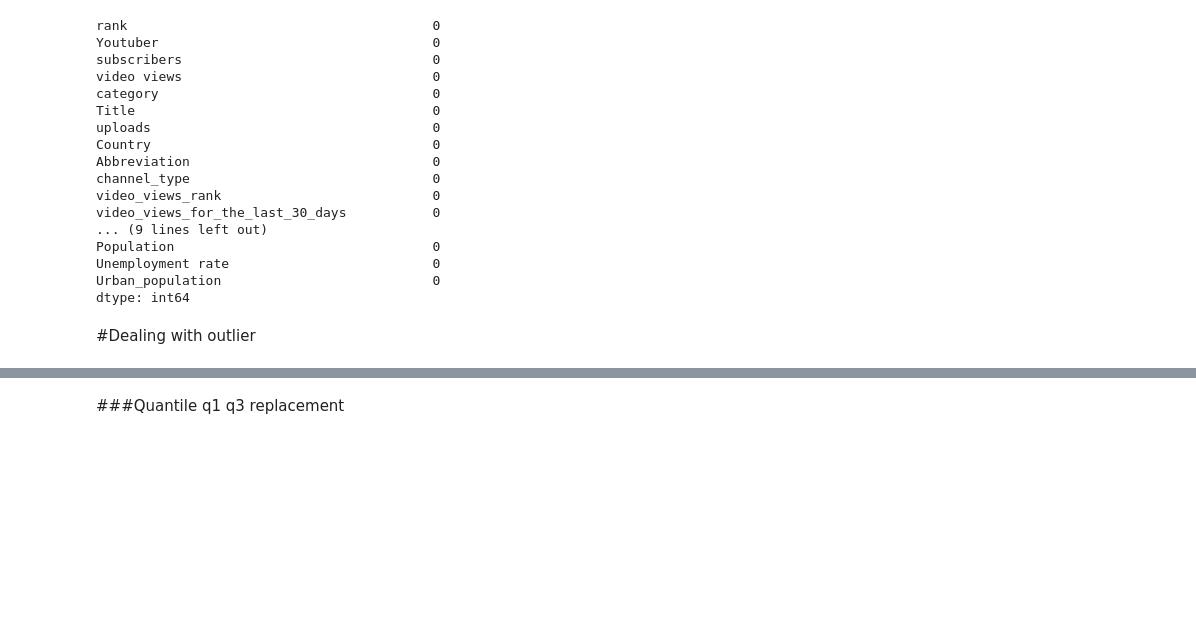
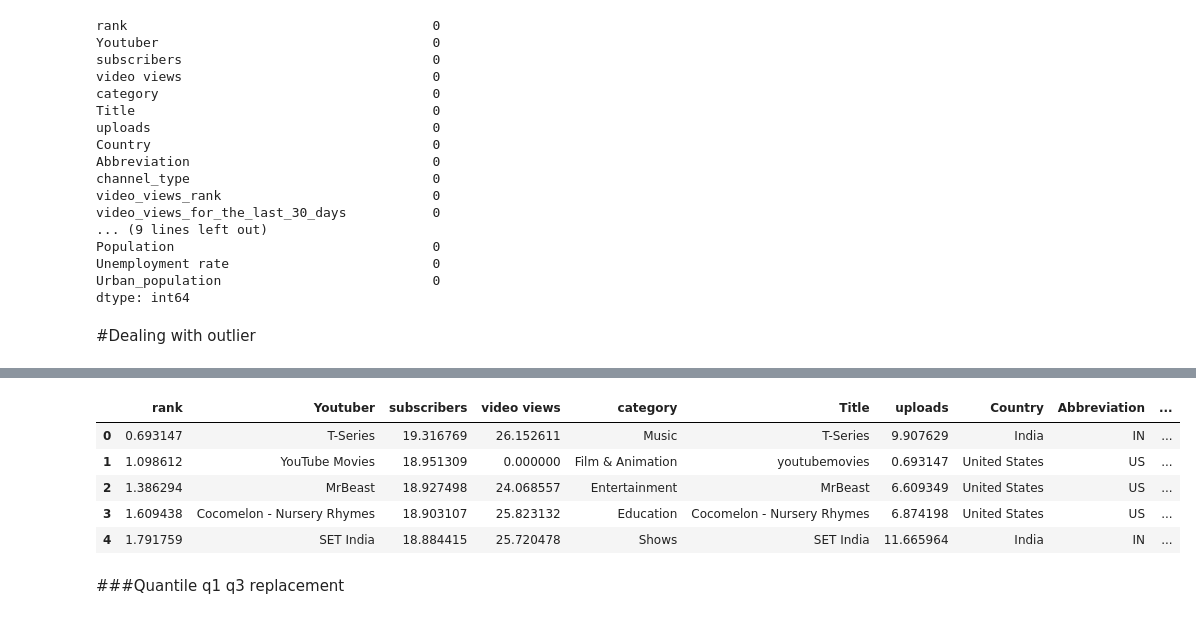
Before and after one commit to parshvak26/Data-Preprocessing, a Jupyter notebook: Data_preprocessing.ipynb, the cells around one changed output, grey strips where cells are left out. Saved outputs shown, nothing was run; the diff lists cells and outputs as text; code cells hidden in the pictures; blank space fills up the shorter version.

```diff
--- a/Data_preprocessing.ipynb
+++ b/Data_preprocessing.ipynb
@@ -299,0 +302,2 @@ df_copy = df.copy()
+# %%
+df = df_copy.copy()
@@ -300,3 +348,12 @@ df_copy = df.copy()
+# %%
+df.head()
+# %% [output]
+|  | rank | Youtuber | subscribers | video views | category | Title | uploads | Country | Abbreviation | ... |
+| 0 | 0.693147 | T-Series | 19.316769 | 26.152611 | Music | T-Series | 9.907629 | India | IN | ... |
+| 1 | 1.098612 | YouTube Movies | 18.951309 | 0.000000 | Film & Animation | youtubemovies | 0.693147 | United States | US | ... |
+| 2 | 1.386294 | MrBeast | 18.927498 | 24.068557 | Entertainment | MrBeast | 6.609349 | United States | US | ... |
+| 3 | 1.609438 | Cocomelon - Nursery Rhymes | 18.903107 | 25.823132 | Education | Cocomelon - Nursery Rhymes | 6.874198 | United States | US | ... |
+| 4 | 1.791759 | SET India | 18.884415 | 25.720478 | Shows | SET India | 11.665964 | India | IN | ... |
 # %% [markdown]
 ###Quantile q1 q3 replacement
 # %%
```
Also changed, not shown: parts of 13 cells of this notebook.
